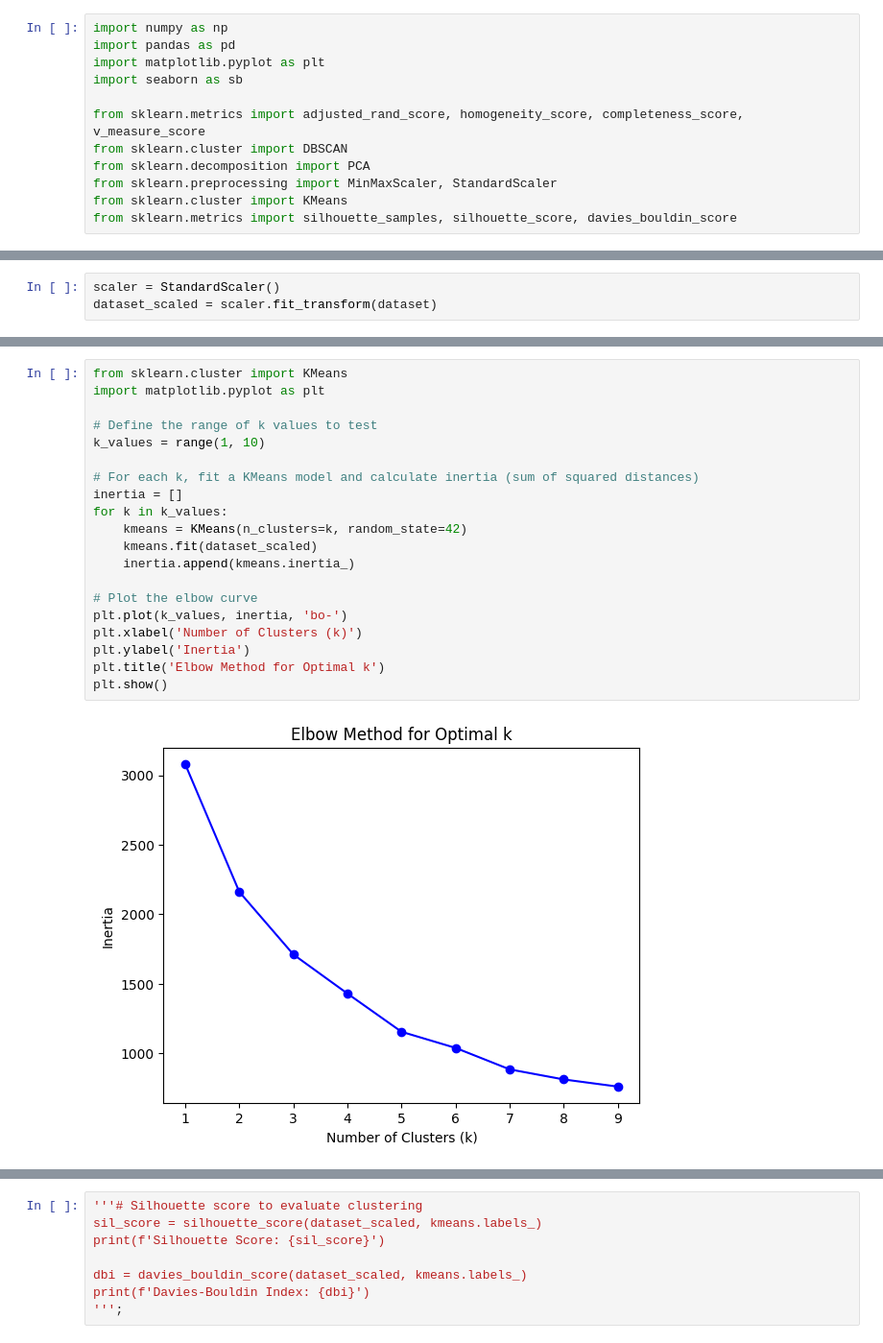
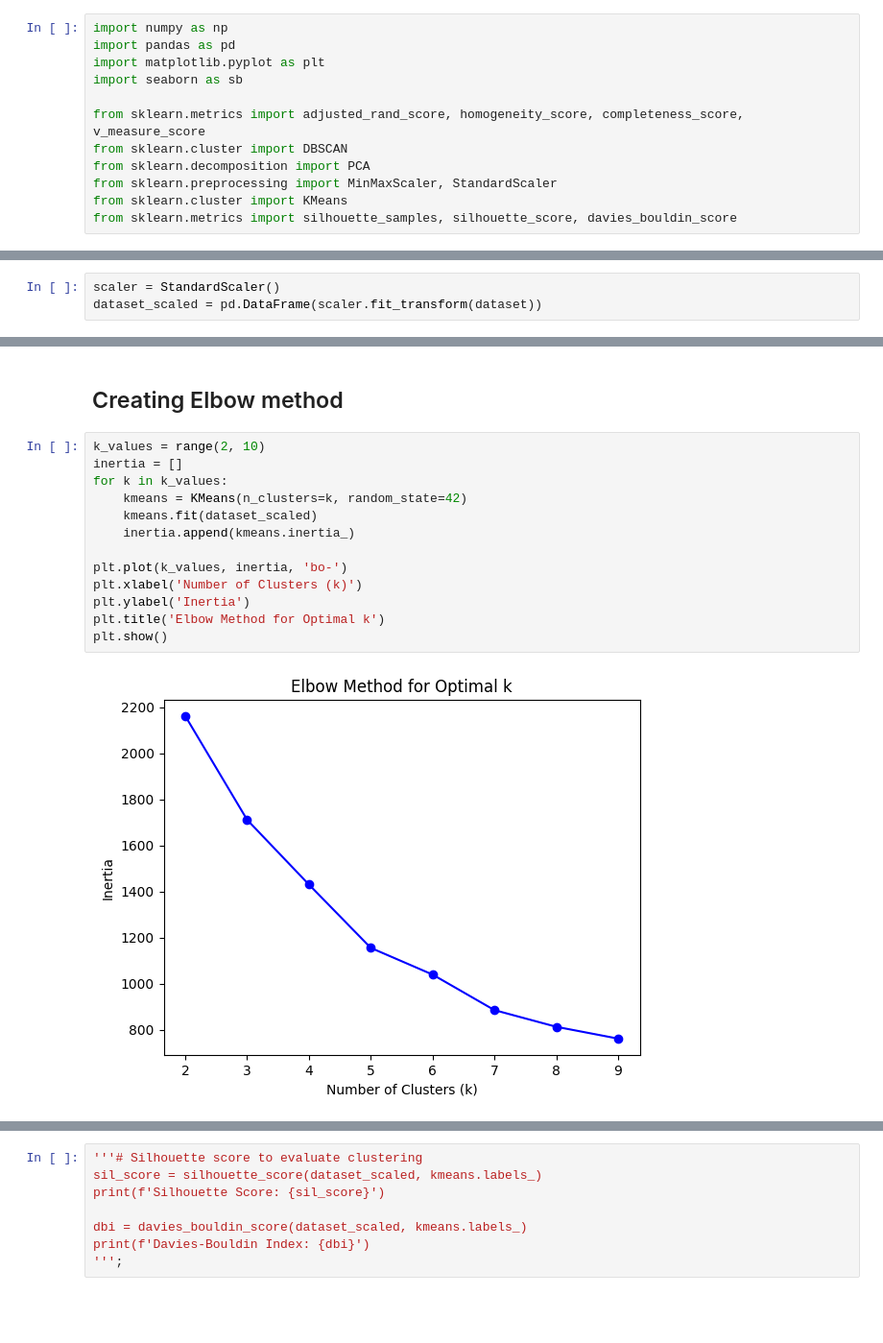
Before and after one commit to Wolff404/Clustering, a Jupyter notebook: Clustering_of_Wholesale_Customers.ipynb, the cells around one changed output, grey strips where cells are left out. Shown at 96% size. Saved outputs shown, nothing was run; the diff lists cells and outputs as text; blank space fills up the shorter version.

```diff
--- a/Clustering_of_Wholesale_Customers.ipynb
+++ b/Clustering_of_Wholesale_Customers.ipynb
@@ -54,3 +105,3 @@ memory usage: 24.2 KB
 # %%
 scaler = StandardScaler()
-dataset_scaled = scaler.fit_transform(dataset)
+dataset_scaled = pd.DataFrame(scaler.fit_transform(dataset))
@@ -57,22 +112,17 @@ dataset_scaled = scaler.fit_transform(dataset)
+# %% [markdown]
+## Creating Elbow method
 # %%
-from sklearn.cluster import KMeans
-import matplotlib.pyplot as plt
-
-# Define the range of k values to test
-k_values = range(1, 10)
-
-# For each k, fit a KMeans model and calculate inertia (sum of squared distances)
+k_values = range(2, 10)
 inertia = []
 for k in k_values:
     kmeans = KMeans(n_clusters=k, random_state=42)
     kmeans.fit(dataset_scaled)
     inertia.append(kmeans.inertia_)
 
-# Plot the elbow curve
 plt.plot(k_values, inertia, 'bo-')
 plt.xlabel('Number of Clusters (k)')
 plt.ylabel('Inertia')
 plt.title('Elbow Method for Optimal k')
 plt.show()
 # %% [output]
-[figure, old version]
+[figure, new version]
```
Also changed, not shown: parts of 35 cells of this notebook, 1 other file.
